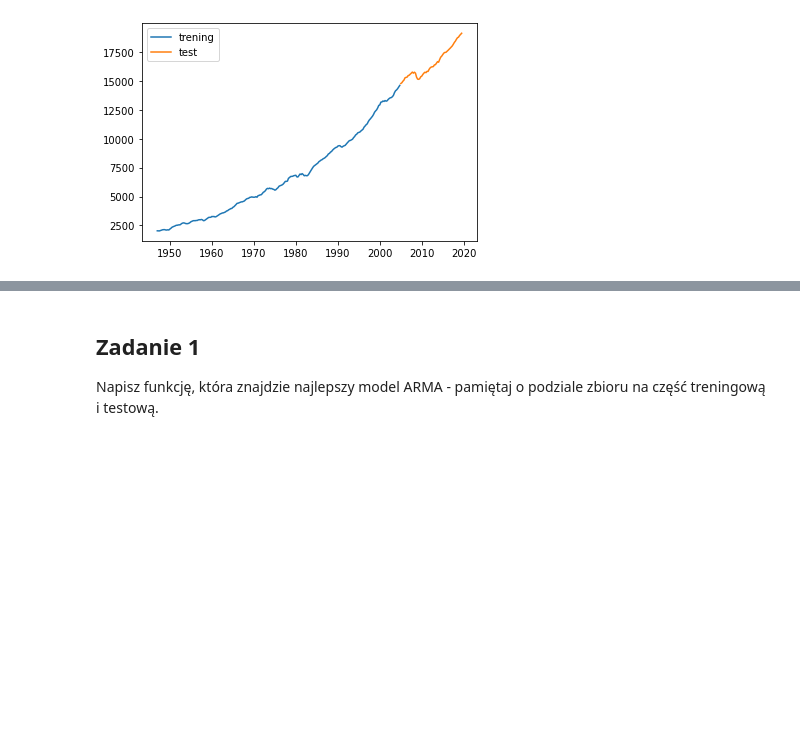
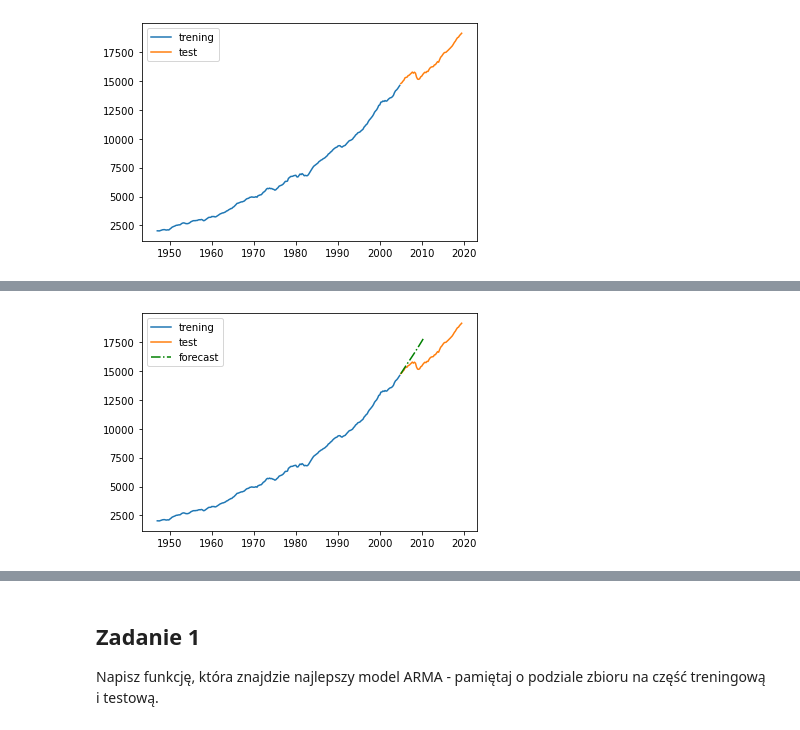
Before and after one commit to mdabrowski-phd/ds250223_regul, a Jupyter notebook: 03_szeregi_czasowe/07_predykcja_szeregow_czasowych.ipynb, the cells around one changed output, grey strips where cells are left out. Cells and saved outputs as stored; diff of their text form; code cells hidden in the pictures; blank space fills up the shorter version.

Commit message:
dodanie punktu o predykcji na podstawie danych historycznych

```diff
--- a/03_szeregi_czasowe/07_predykcja_szeregow_czasowych.ipynb
+++ b/03_szeregi_czasowe/07_predykcja_szeregow_czasowych.ipynb
@@ -128,4 +128,15 @@ Warnings:
 [1] Covariance matrix calculated using the outer product of gradients (complex-step).
 # %%
 # usgdp_test
-predict_test = np.exp(m1.predict(start='2005-01-01', end='2019-07-01', dynamic=True))
+predict_test = np.exp(m1.predict(start='2005-01-01', end='2010-07-01', dynamic=True))  # przewidywanie na podstawie modelu
+# %%
+# część testowa odbiega od zachowania części treningowej, stąd duży błąd przewidywania
+
+plt.plot(usgdp_train, label='trening')
+plt.plot(usgdp_test, label='test')
+plt.plot(predict_test, 'g-.', label='forecast')
+
+plt.legend()
+plt.show()
+# %% [output]
+[figure, added]
```
Also changed, not shown: parts of 8 cells of this notebook.
